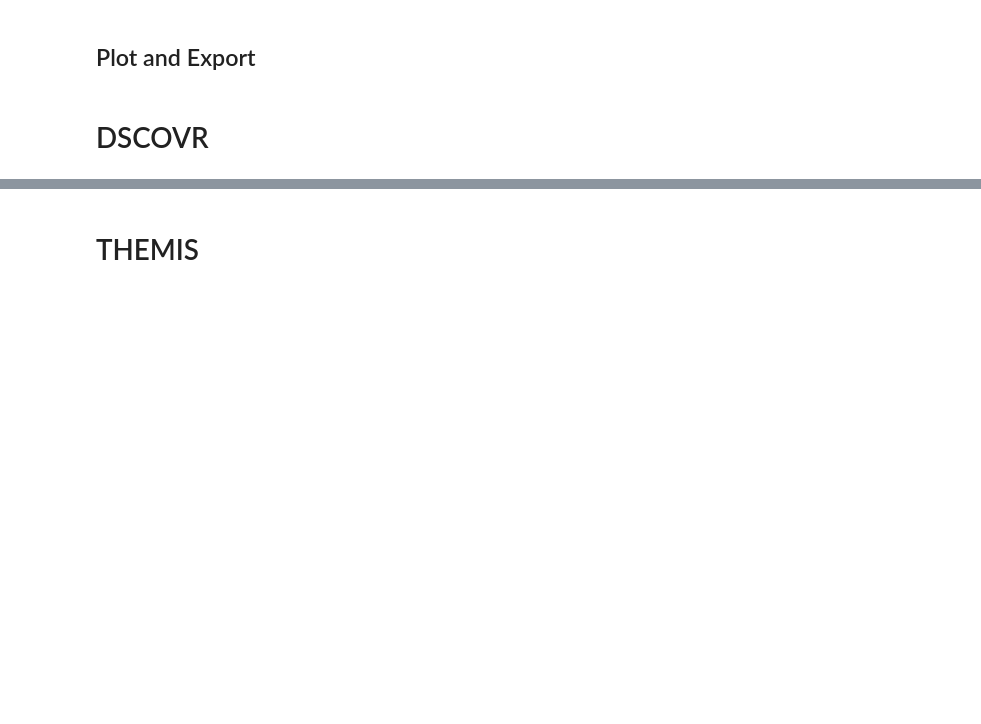
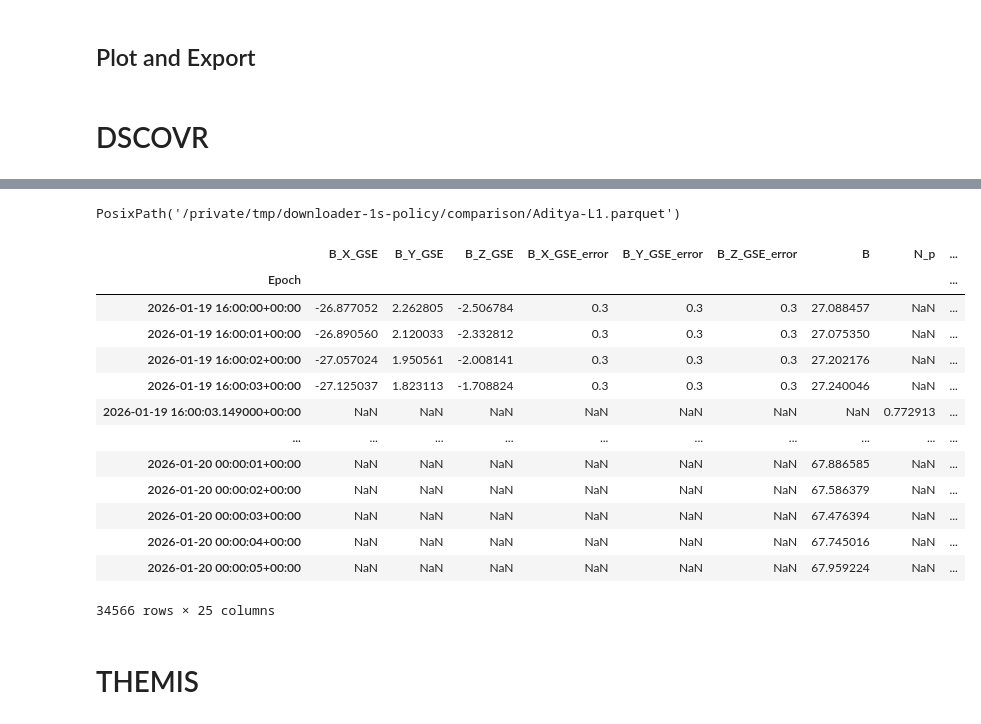
Before and after one commit to oscu0/Shock-and-Awe, a Jupyter notebook: CDASWS Downloader.ipynb, the cells around one changed output, grey strips where cells are left out. Cells and saved outputs as stored; diff of their text form; code cells hidden in the pictures; blank space fills up the shorter version.

```diff
--- a/CDASWS Downloader.ipynb
+++ b/CDASWS Downloader.ipynb
@@ -1634,3 +2073,23 @@ merged
+# %%
+aditya_parquet_path = save_parquet(aditya_merged, "Aditya-L1", tShock)
+display(aditya_parquet_path)
+aditya_merged
+# %% [output]
+PosixPath('/private/tmp/downloader-1s-policy/comparison/Aditya-L1.parquet')
+|  | B_X_GSE | B_Y_GSE | B_Z_GSE | B_X_GSE_error | B_Y_GSE_error | B_Z_GSE_error | B | N_p | ... |
+| Epoch |  |  |  |  |  |  |  |  | ... |
+| 2026-01-19 16:00:00+00:00 | -26.877052 | 2.262805 | -2.506784 | 0.3 | 0.3 | 0.3 | 27.088457 | NaN | ... |
+| 2026-01-19 16:00:01+00:00 | -26.890560 | 2.120033 | -2.332812 | 0.3 | 0.3 | 0.3 | 27.075350 | NaN | ... |
+| 2026-01-19 16:00:02+00:00 | -27.057024 | 1.950561 | -2.008141 | 0.3 | 0.3 | 0.3 | 27.202176 | NaN | ... |
+| 2026-01-19 16:00:03+00:00 | -27.125037 | 1.823113 | -1.708824 | 0.3 | 0.3 | 0.3 | 27.240046 | NaN | ... |
+| 2026-01-19 16:00:03.149000+00:00 | NaN | NaN | NaN | NaN | NaN | NaN | NaN | 0.772913 | ... |
+| ... | ... | ... | ... | ... | ... | ... | ... | ... | ... |
+| 2026-01-20 00:00:01+00:00 | NaN | NaN | NaN | NaN | NaN | NaN | 67.886585 | NaN | ... |
+| 2026-01-20 00:00:02+00:00 | NaN | NaN | NaN | NaN | NaN | NaN | 67.586379 | NaN | ... |
+| 2026-01-20 00:00:03+00:00 | NaN | NaN | NaN | NaN | NaN | NaN | 67.476394 | NaN | ... |
+| 2026-01-20 00:00:04+00:00 | NaN | NaN | NaN | NaN | NaN | NaN | 67.745016 | NaN | ... |
+| 2026-01-20 00:00:05+00:00 | NaN | NaN | NaN | NaN | NaN | NaN | 67.959224 | NaN | ... |
+34566 rows × 25 columns
 # %% [markdown]
 # THEMIS
 # %% [markdown]
```
Also changed, not shown: parts of 14 cells of this notebook.
